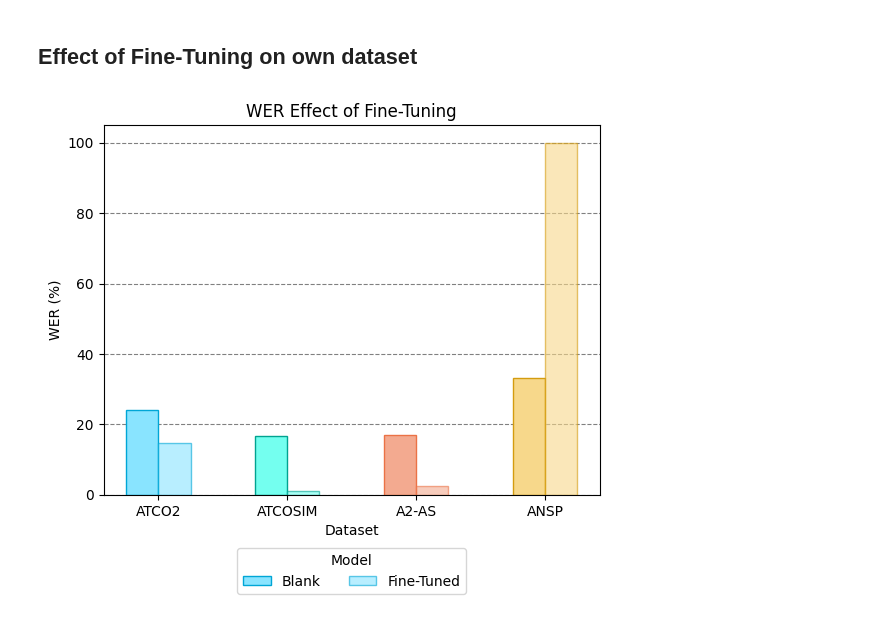
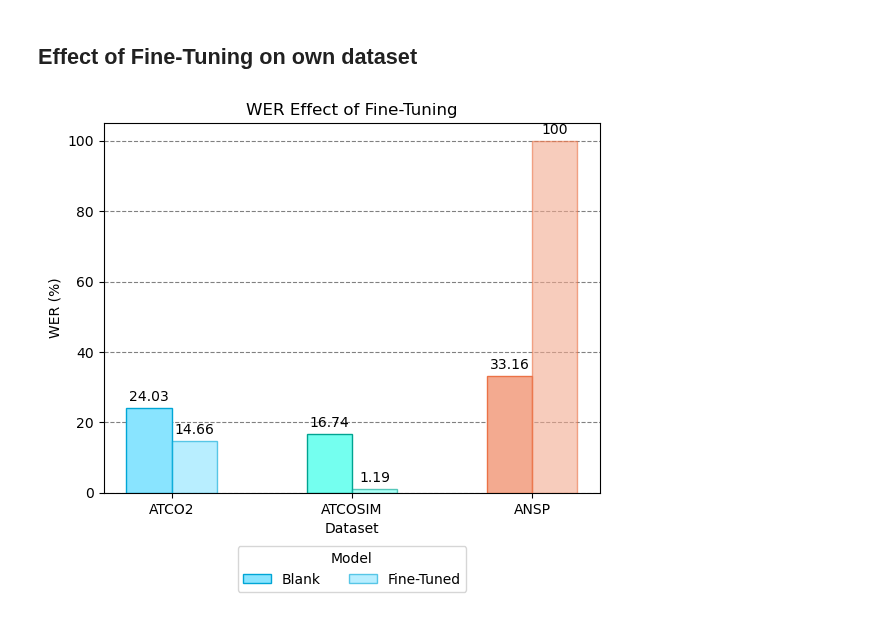
Before and after one commit to jlvdoorn/WhisperATC, a Jupyter notebook: Graphs/Bar_Chart.ipynb, the cells around one changed output. Cells and saved outputs as stored; diff of their text form; code cells hidden in the pictures.

Commit message:
Improved FT effect chart

```diff
--- a/Graphs/Bar_Chart.ipynb
+++ b/Graphs/Bar_Chart.ipynb
@@ -529,35 +529,37 @@ fig.savefig('ANSP_performance_all_validation.svg', format='svg', bbox_inches='ti
 # %% [markdown]
 ## Effect of Fine-Tuning on own dataset
 # %%
-labels = ['ATCO2', 'ATCOSIM', 'A2-AS', 'ANSP']
+labels = ['ATCO2', 'ATCOSIM', 'ANSP']
 
 # Bars          = ['no FT', 'FT']
 atco2           = [24.03, 14.66]
 atcosim         = [16.74,  1.19]
-atco2_atcosim   = [17.06,  2.41]
 ansp            = [33.16,100.00]
 
-bl = [atco2[0], atcosim[0], atco2_atcosim[0], ansp[0]]
-ft = [atco2[1], atcosim[1], atco2_atcosim[1], ansp[1]]
+bl = [atco2[0], atcosim[0], ansp[0]]
+ft = [atco2[1], atcosim[1], ansp[1]]
 # %%
 x = np.arange(len(labels))  # the label locations
 width = 0.5  # the width of the bars
 
 fig, ax = plt.subplots()
-r1 = ax.bar(x-width/4, bl, width/2, label='Blank', color=[c1[0], c1[1], c1[2], c1[3]], edgecolor=[e1[0], e1[1], e1[2], e1[3]])
-r2 = ax.bar(x+width/4, ft, width/2, label='Fine-Tuned', color=[c3[0], c3[1], c3[2], c3[3]], edgecolor=[e3[0], e3[1], e3[2], e3[3]])
+r1 = ax.bar(x-width/4, bl, width/2, label='Blank', color=[c1[0], c1[1], c1[2]], edgecolor=[e1[0], e1[1], e1[2]])
+r2 = ax.bar(x+width/4, ft, width/2, label='Fine-Tuned', color=[c3[0], c3[1], c3[2]], edgecolor=[e3[0], e3[1], e3[2]])
+
+ax.bar_label(r1, padding=3, color='black')
+ax.bar_label(r2, padding=3, color='black')
 
 # Add some text for labels, title and custom x-axis tick labels, etc.
 ax.set_xlabel('Dataset')
 ax.set_ylabel('WER (%)')
 ax.set_title('WER Effect of Fine-Tuning')
 ax.set_xticks(x)
 ax.set_xticklabels(labels)
 ax.legend(loc='upper center', bbox_to_anchor=(0.5, -0.125), shadow=False, ncol=2, title='Model')
 ax.yaxis.grid(color='gray', linestyle='--')
 ax.set_axisbelow(True)
 # %% [output]
-[figure, old version]
+[figure, new version]
 # %%
 fig.savefig('fine-tuning_effect.pdf', format='pdf', bbox_inches='tight')
 fig.savefig('fine-tuning_effect.svg', format='svg', bbox_inches='tight')
```
